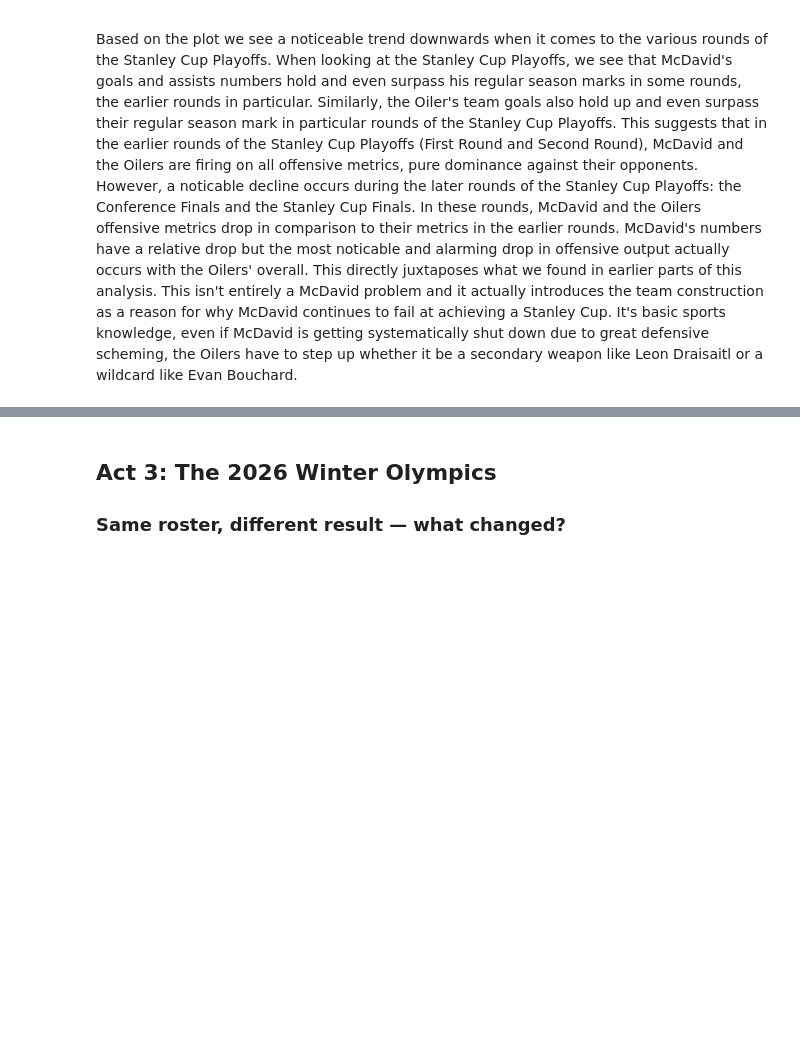
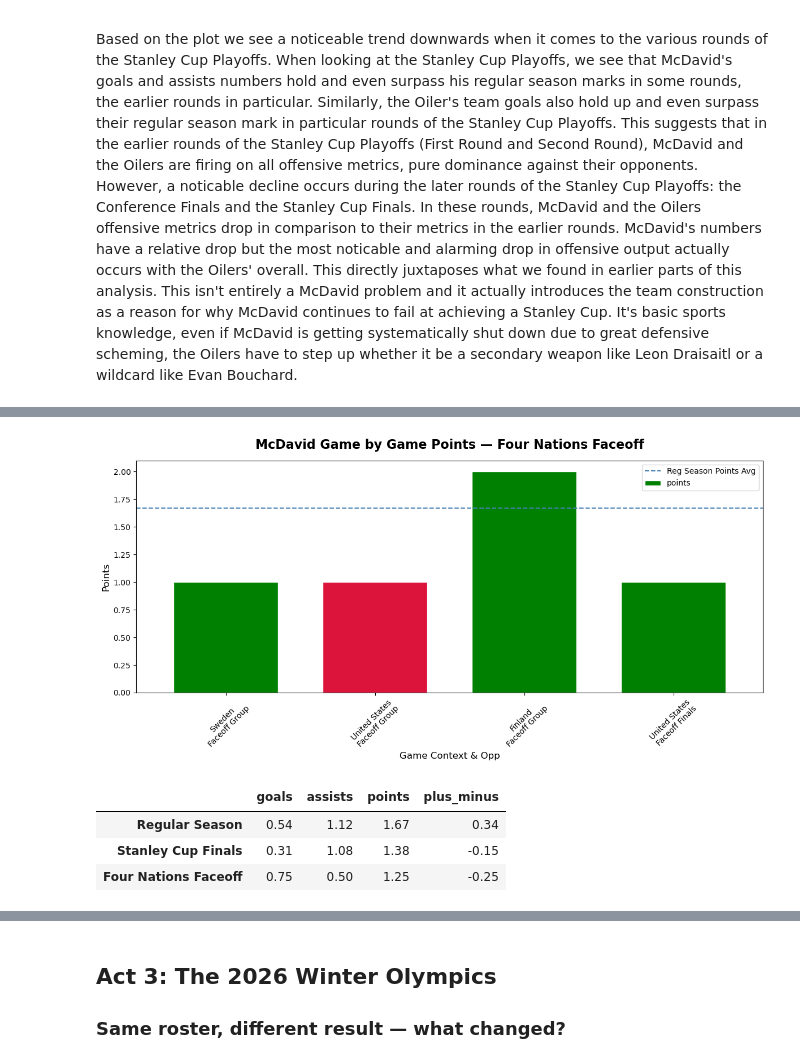
Before and after one commit to KylanHuynh7/Variance97, a Jupyter notebook: notebooks/01_data_loading_and_exploration.ipynb, the cells around one changed output, grey strips where cells are left out. Drawn from its saved outputs; the diff is of its cells as text; code cells hidden in the pictures; blank space fills up the shorter version.

```diff
--- a/notebooks/01_data_loading_and_exploration.ipynb
+++ b/notebooks/01_data_loading_and_exploration.ipynb
@@ -329,0 +340,5 @@ Based on the plot we see a noticeable trend downwards when it comes to the vario
+# %%
+fnf_df = mcdavid_df[mcdavid_df['game_context'].str.contains('four_nations')]
+fnf_df[['date', 'opponent', 'goals', 'assists', 'points',
+        'plus_minus', 'result', 'team_score', 'opp_score',
+        'game_context']].sort_values('date')
@@ -329,0 +351,47 @@ Based on the plot we see a noticeable trend downwards when it comes to the vario
+# %%
+reg_season_points = nhl_context_avg.loc['regular_season', 'points']
+colors = ['green' if r == 'W' else 'crimson' for r in fnf_df['result']]
+
+opponent_map = {'SWE': 'Sweden', 'USA': 'United States', 'FIN': 'Finland'}
+fnf_df['game_label'] = fnf_df['opponent'].map(opponent_map) + '\n' + \
+    fnf_df['game_context'].str.replace('four_nations_', '').str.replace('_', ' ').str.title()
+
+fnf_df = fnf_df.set_index('game_label')
+
+fig, ax = plt.subplots(figsize=(12, 6))
+
+fnf_df['points'].plot(
+    kind='bar',
+    ax=ax,
+    edgecolor='white',
+    width=0.7,
+    color=colors
+)
+
+ax.set_title('McDavid Game by Game Points — Four Nations Faceoff', fontsize=16, fontweight='bold', pad=15)
+ax.set_xlabel('Game Context & Opp', fontsize=12)
+ax.set_ylabel('Points', fontsize=12)
+ax.tick_params(axis='x', rotation=45)
+
+ax.axhline(y=reg_season_points,
+           color='steelblue', linestyle='--', linewidth=1.5,
+           label='Reg Season Points Avg')
+
+ax.legend()
+plt.tight_layout()
+plt.show()
+# %% [output]
+[figure, added]
+# %%
+comparison_summary = pd.DataFrame({
+    'Regular Season': mcdavid_df[mcdavid_df['game_context'] == 'regular_season'][['goals', 'assists', 'points', 'plus_minus']].mean().round(2),
+    'Stanley Cup Finals': mcdavid_df[mcdavid_df['game_context'] == 'stanley_cup_finals'][['goals', 'assists', 'points', 'plus_minus']].mean().round(2),
+    'Four Nations Faceoff': mcdavid_df[mcdavid_df['game_context'].str.contains('four_nations')][['goals', 'assists', 'points', 'plus_minus']].mean().round(2),
+}).T
+
+comparison_summary
+# %% [output]
+|  | goals | assists | points | plus_minus |
+| Regular Season | 0.54 | 1.12 | 1.67 | 0.34 |
+| Stanley Cup Finals | 0.31 | 1.08 | 1.38 | -0.15 |
+| Four Nations Faceoff | 0.75 | 0.50 | 1.25 | -0.25 |
```
Also changed, not shown: parts of 3 cells of this notebook.
